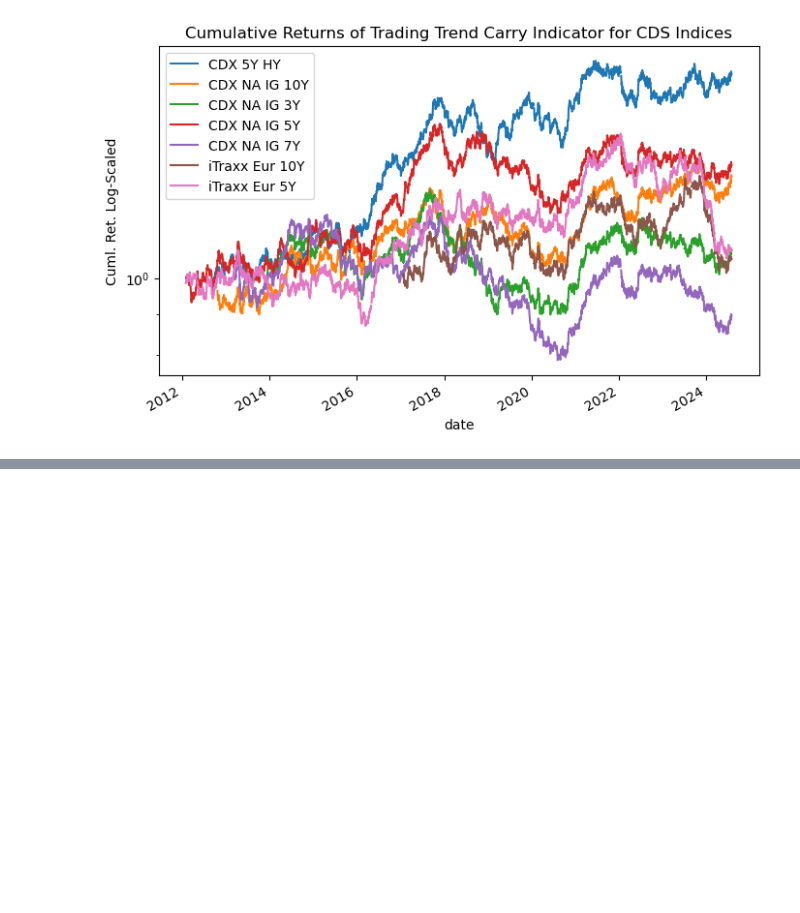
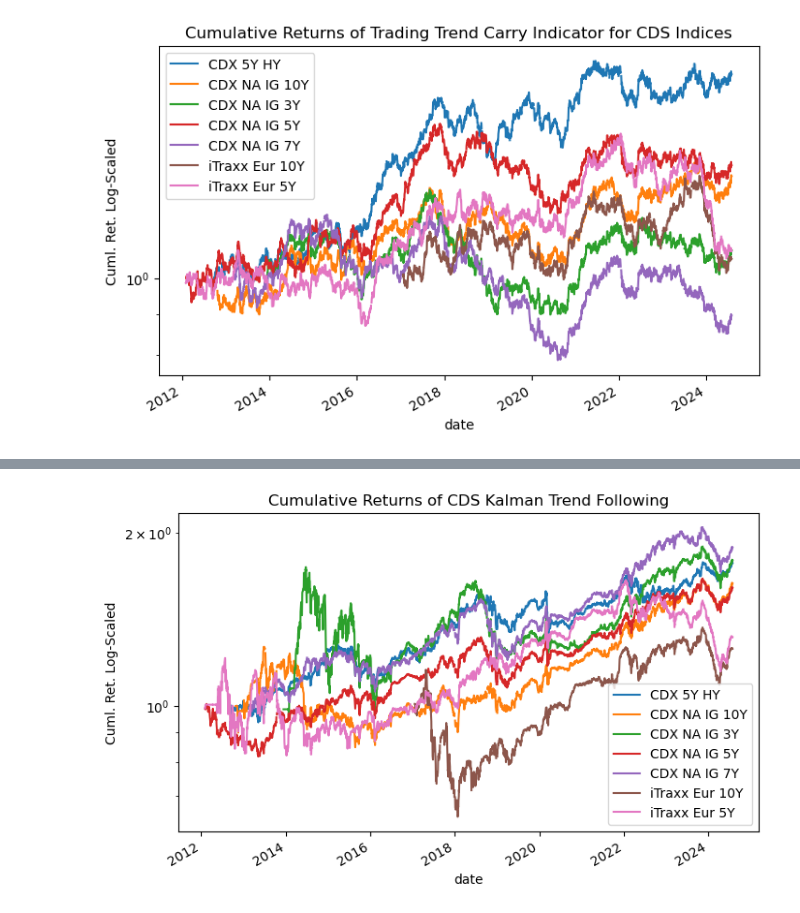
Before and after one commit to diegodalvarez/TrendSystem, a Jupyter notebook: Research/Writeups/SocieteGeneraleCreditIndices.ipynb, the cells around one changed output, grey strips where cells are left out. Cells and saved outputs as stored; diff of their text form; code cells hidden in the pictures; blank space fills up the shorter version.

Commit message:
kalman and hp filtering

```diff
--- a/Research/Writeups/SocieteGeneraleCreditIndices.ipynb
+++ b/Research/Writeups/SocieteGeneraleCreditIndices.ipynb
@@ -643,0 +639,36 @@ dtype: float64
+# %%
+df_price = (df_longer
+    .pivot(index = ["date", "SecurityGroup"], columns = "variable", values = "value")
+    .reset_index()
+    [["date", "SecurityGroup", "price"]])
+# %%
+path        = os.path.join(sig_path, r"SocGenCreditGenericKalman.parquet")
+df_combined = (pd
+    .read_parquet(path = path, engine = "pyarrow")
+    [["SecurityGroup", "date", "state_means", "residual"]]
+    .merge(right = df_price, how = "inner", on = ["date", "SecurityGroup"])
+    .set_index("date"))
+# %%
+df_kalman_rtn = (df_combined
+    .rename(columns = {"state_means": "spread"})
+    .groupby("SecurityGroup")
+    .apply(_get_carry_trend_signal)
+    .reset_index())
+# %%
+df_kalman = (df_kalman_rtn
+    .rename(columns = {"SecurityGroup": ""})
+    .pivot(index = "date", columns = "", values = "weight_rtn")
+    .apply(lambda x: x * 0.1 / (x.ewm(span = 100, adjust = False).std() * np.sqrt(252)))
+    .apply(lambda x: np.where(np.abs(x) > 0.1, np.nan, x)))
+# %%
+(df_kalman
+    .apply(lambda x: np.cumprod(1 + x))
+    .plot(
+        figsize = (8,5),
+        logy    = True,
+        ylabel  = "Cuml. Ret. Log-Scaled",
+        title   = "Cumulative Returns of CDS Kalman Trend Following"))
+
+plt.show()
+# %% [output]
+[figure, added]
```
Also changed, not shown: parts of 6 cells of this notebook.
